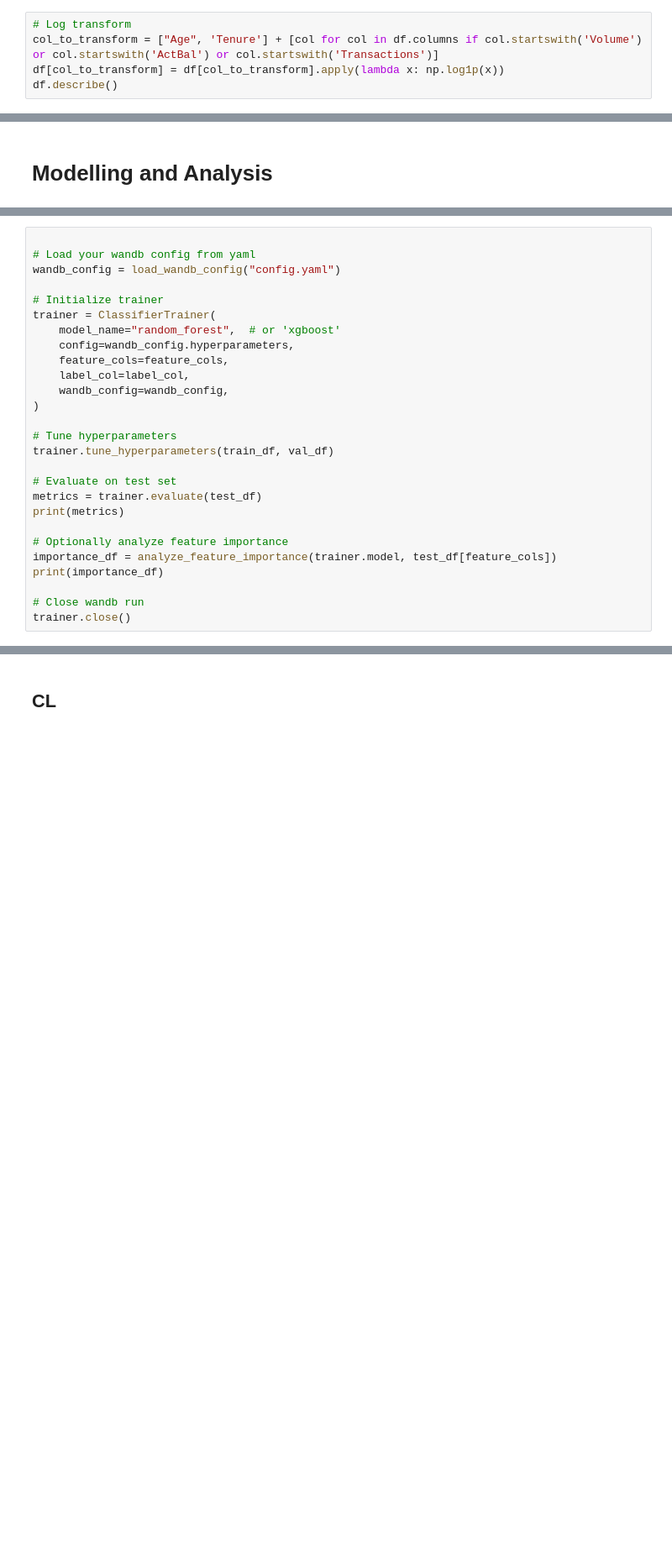
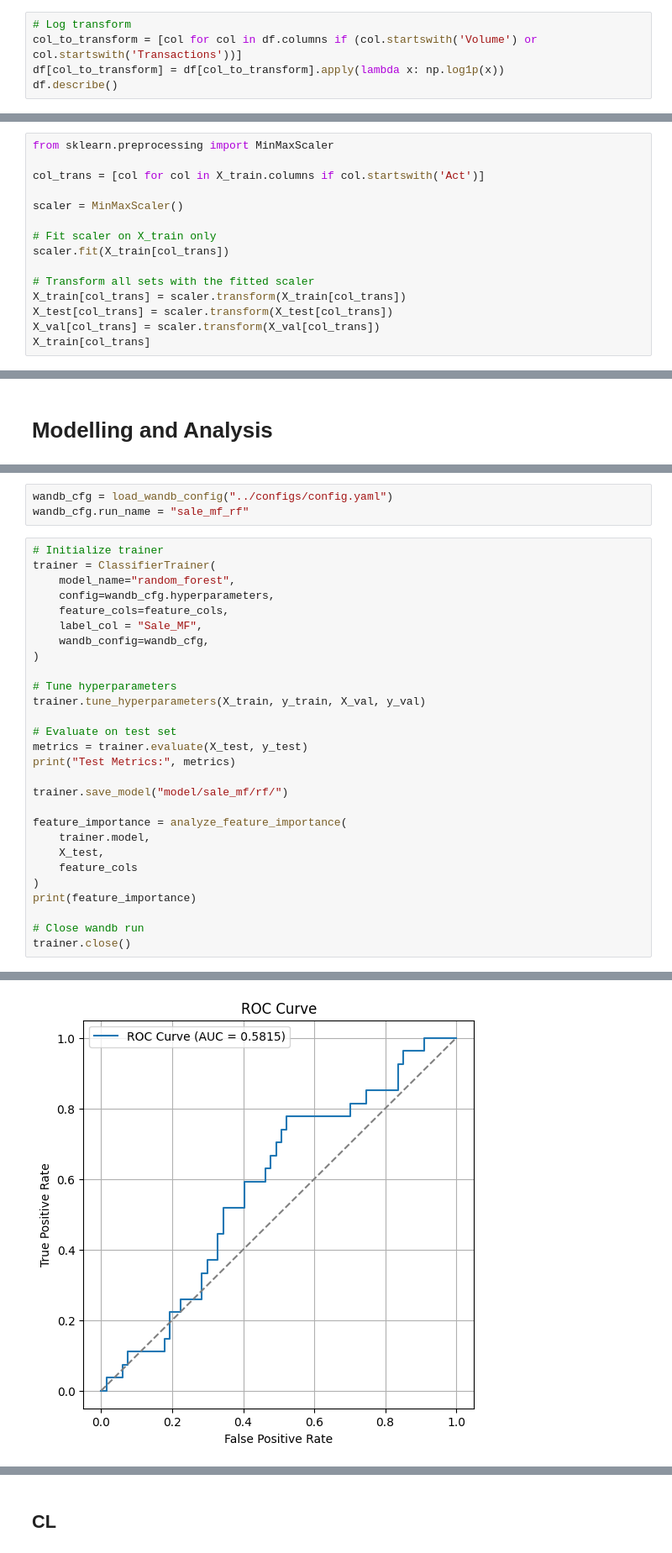
Before and after one commit to ngweixuan1/propensity_prediction, a Jupyter notebook: training/notebooks/02_modelling.ipynb, the cells around one changed output, grey strips where cells are left out. Shown at 84% size. Saved outputs shown, nothing was run; the diff lists cells and outputs as text; blank space fills up the shorter version.

Commit message:
Update model training

```diff
--- a/training/notebooks/02_modelling.ipynb
+++ b/training/notebooks/02_modelling.ipynb
@@ -100,6 +117,6 @@ df = df.drop('Sex', axis=1).join(dummies)
 # %%
 # Log transform
-col_to_transform = ["Age", 'Tenure'] + [col for col in df.columns if col.startswith('Volume') or col.startswith('ActBal') or col.startswith('Transactions')]
+col_to_transform = [col for col in df.columns if (col.startswith('Volume') or col.startswith('Transactions'))]
 df[col_to_transform] = df[col_to_transform].apply(lambda x: np.log1p(x))
 df.describe()
 # %% [output]
@@ -174,3 +191,18 @@ X_train.head()
 | 705 | 1272 | 0.0 | 0.000000 | 0.000000 | 1 | 0.0 | 1.0 | 0.0 | 0.0 | ... |
 | 762 | 123 | 0.0 | 0.000000 | 10.461071 | 2 | 0.0 | 0.0 | 0.0 | 0.0 | ... |
 5 rows × 33 columns
+# %%
+from sklearn.preprocessing import MinMaxScaler
+
+col_trans = [col for col in X_train.columns if col.startswith('Act')]
+
+scaler = MinMaxScaler()
+
+# Fit scaler on X_train only
+scaler.fit(X_train[col_trans])
+
+# Transform all sets with the fitted scaler
+X_train[col_trans] = scaler.transform(X_train[col_trans])
+X_test[col_trans] = scaler.transform(X_test[col_trans])
+X_val[col_trans] = scaler.transform(X_val[col_trans])
+X_train[col_trans]
@@ -496,27 +667,32 @@ y_train_CL, y_test_CL, y_val_CL = y_train["Sale_CL"], y_test["Sale_CL"], y_val["
+# %%
+wandb_cfg = load_wandb_config("../configs/config.yaml")
+wandb_cfg.run_name = "sale_mf_rf"
 # %%
-
-# Load your wandb config from yaml
-wandb_config = load_wandb_config("config.yaml")
-
 # Initialize trainer
 trainer = ClassifierTrainer(
-    model_name="random_forest",  # or 'xgboost'
-    config=wandb_config.hyperparameters,
+    model_name="random_forest",
+    config=wandb_cfg.hyperparameters,
     feature_cols=feature_cols,
-    label_col=label_col,
-    wandb_config=wandb_config,
+    label_col = "Sale_MF",
+    wandb_config=wandb_cfg,
 )
 
 # Tune hyperparameters
-trainer.tune_hyperparameters(train_df, val_df)
+trainer.tune_hyperparameters(X_train, y_train, X_val, y_val)
 
 # Evaluate on test set
-metrics = trainer.evaluate(test_df)
-print(metrics)
+metrics = trainer.evaluate(X_test, y_test)
+print("Test Metrics:", metrics)
 
-# Optionally analyze feature importance
-importance_df = analyze_feature_importance(trainer.model, test_df[feature_cols])
-print(importance_df)
+trainer.save_model("model/sale_mf/rf/")
+
+feature_importance = analyze_feature_importance(
+    trainer.model,
+    X_test,
+    feature_cols
+)
+print(feature_importance)
 
 # Close wandb run
 trainer.close()
+# %% [output]
@@ -522,0 +711 @@ trainer.close()
+[figure, added]
```
Also changed, not shown: parts of 33 cells of this notebook, 5 other files.
